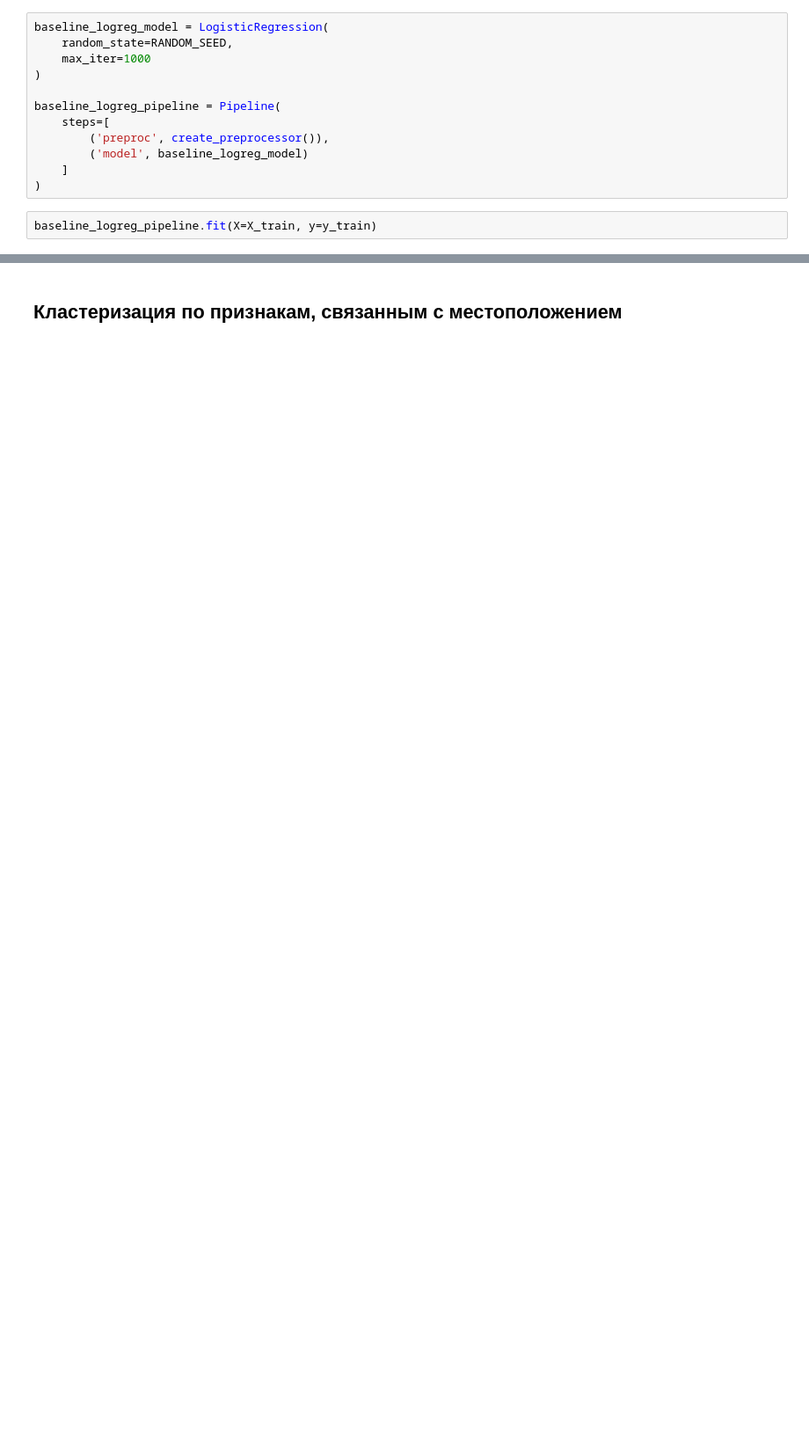
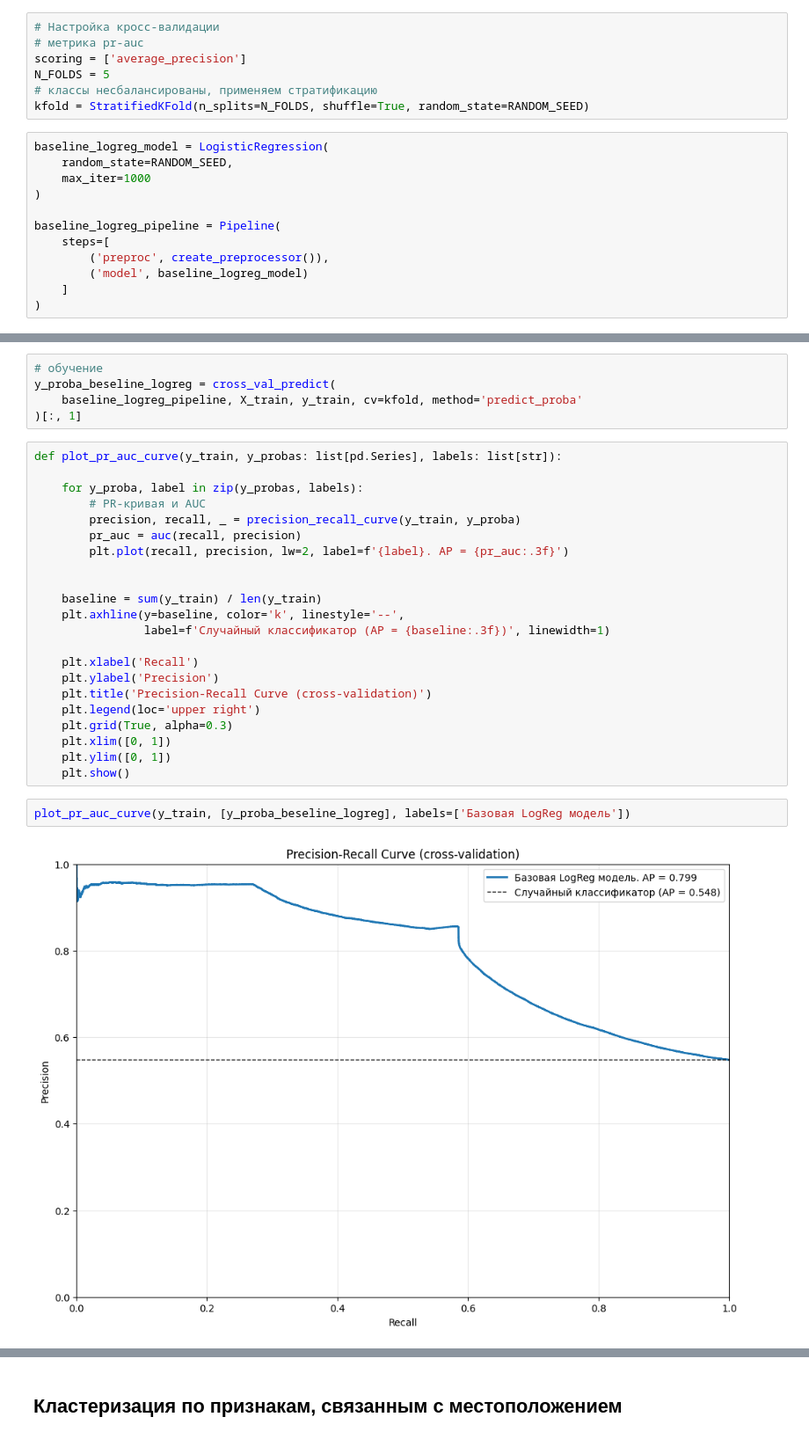
Before and after one commit to Plakhotniuk/practicum_ds, a Jupyter notebook: ml/unsupervised_learning/project/order_cancellation_risk.ipynb, the cells around one changed output, grey strips where cells are left out. Shown at 88% size. Drawn from its saved outputs; the diff is of its cells as text; blank space fills up the shorter version.

```diff
--- a/ml/unsupervised_learning/project/order_cancellation_risk.ipynb
+++ b/ml/unsupervised_learning/project/order_cancellation_risk.ipynb
@@ -655,5 +688,12 @@ Name: target, dtype: int64
 # %% [markdown]
 ### Обучение логистической регрессии
+# %%
+# Настройка кросс-валидации
+# метрика pr-auc
+scoring = ['average_precision']
+N_FOLDS = 5
+# классы несбалансированы, применяем стратификацию
+kfold = StratifiedKFold(n_splits=N_FOLDS, shuffle=True, random_state=RANDOM_SEED)
 # %%
 baseline_logreg_model = LogisticRegression(
     random_state=RANDOM_SEED,
@@ -666,5 +706,3 @@ baseline_logreg_pipeline = Pipeline(
         ('model', baseline_logreg_model)
     ]
 )
-# %%
-baseline_logreg_pipeline.fit(X=X_train, y=y_train)
@@ -688,0 +709,31 @@ Pipeline(steps=[('preproc',
+# %%
+# обучение
+y_proba_beseline_logreg = cross_val_predict(
+    baseline_logreg_pipeline, X_train, y_train, cv=kfold, method='predict_proba'
+)[:, 1]
+# %%
+def plot_pr_auc_curve(y_train, y_probas: list[pd.Series], labels: list[str]):
+
+    for y_proba, label in zip(y_probas, labels):
+        # PR-кривая и AUC
+        precision, recall, _ = precision_recall_curve(y_train, y_proba)
+        pr_auc = auc(recall, precision)
+        plt.plot(recall, precision, lw=2, label=f'{label}. AP = {pr_auc:.3f}')
+
+
+    baseline = sum(y_train) / len(y_train)
+    plt.axhline(y=baseline, color='k', linestyle='--',
+                label=f'Случайный классификатор (AP = {baseline:.3f})', linewidth=1)
+
+    plt.xlabel('Recall')
+    plt.ylabel('Precision')
+    plt.title('Precision-Recall Curve (cross-validation)')
+    plt.legend(loc='upper right')
+    plt.grid(True, alpha=0.3)
+    plt.xlim([0, 1])
+    plt.ylim([0, 1])
+    plt.show()
+# %%
+plot_pr_auc_curve(y_train, [y_proba_beseline_logreg], labels=['Базовая LogReg модель'])
+# %% [output]
+[figure, added]
```
Also changed, not shown: parts of 45 cells of this notebook.
